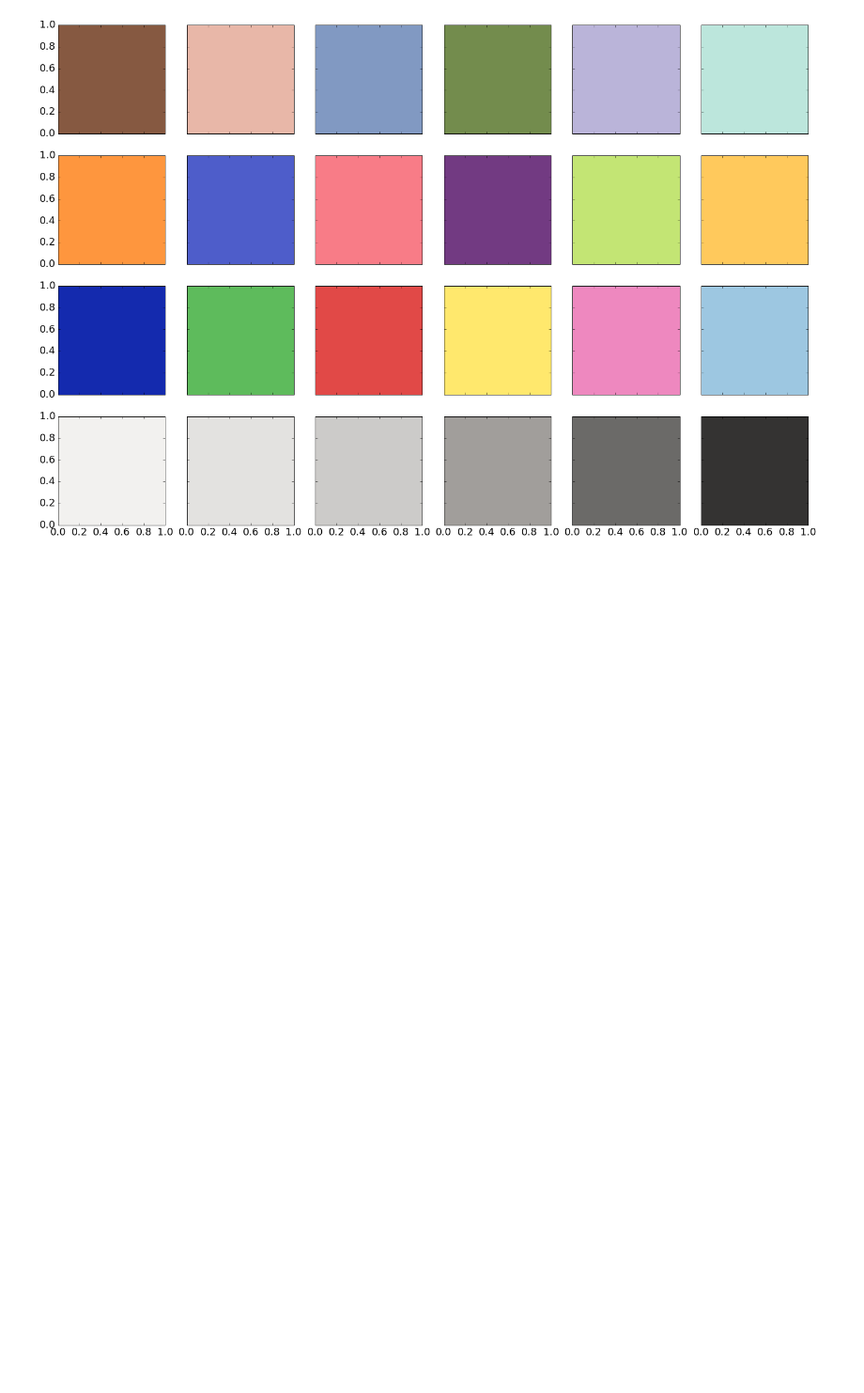
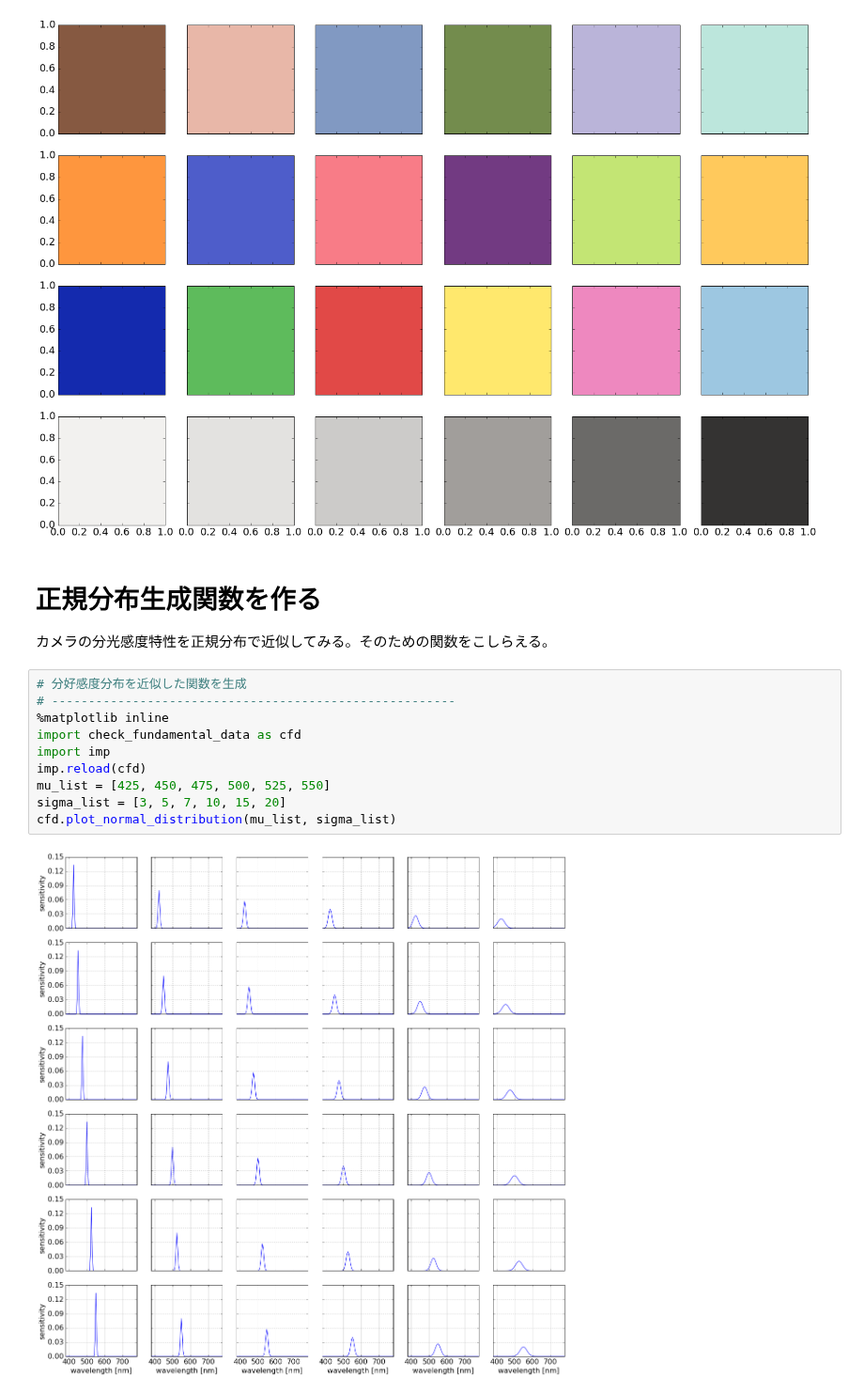
Before and after one commit to toru-ver4/sip, a Jupyter notebook: SciPy/color_patch_analysis/check_fundamental_data.ipynb, the cells around one changed output. Shown at 94% size. Saved outputs shown, nothing was run; the diff lists cells and outputs as text; blank space fills up the shorter version.

```diff
--- a/SciPy/color_patch_analysis/check_fundamental_data.ipynb
+++ b/SciPy/color_patch_analysis/check_fundamental_data.ipynb
@@ -99,3 +99,18 @@ imp.reload(cfd)
 dummy = cfd.get_color_patch_average(plot=True)
 # %% [output]
 [figure]
+# %% [markdown]
+# 正規分布生成関数を作る
+カメラの分光感度特性を正規分布で近似してみる。そのための関数をこしらえる。
+# %%
+# 分好感度分布を近似した関数を生成
+# -------------------------------------------------------
+%matplotlib inline
+import check_fundamental_data as cfd
+import imp
+imp.reload(cfd)
+mu_list = [425, 450, 475, 500, 525, 550]
+sigma_list = [3, 5, 7, 10, 15, 20]
+cfd.plot_normal_distribution(mu_list, sigma_list)
+# %% [output]
+[figure, added]
```
Also changed, not shown: 1 other file.
